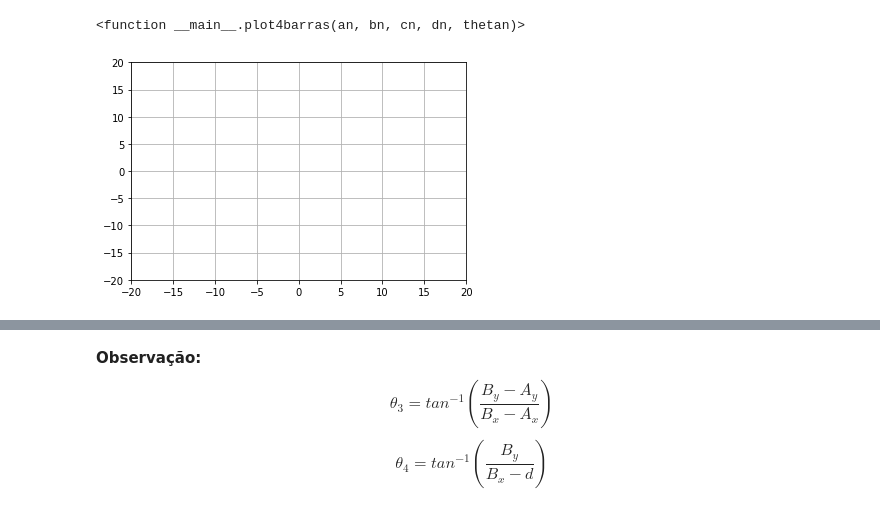
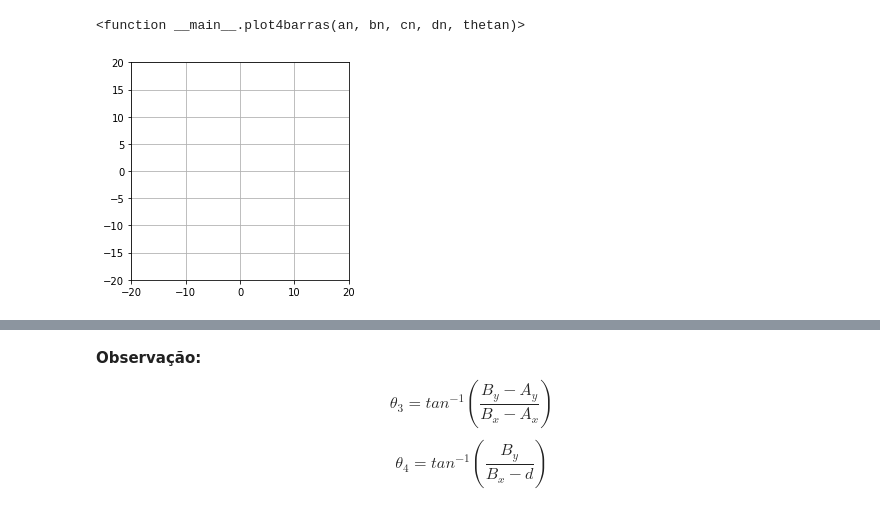
Before and after one commit to Pi-vi/Mecanismos, a Jupyter notebook: Mecs4.ipynb, the cells around one changed output, grey strips where cells are left out. Cells and saved outputs as stored; diff of their text form; code cells hidden in the pictures.

```diff
--- a/Mecs4.ipynb
+++ b/Mecs4.ipynb
@@ -321,13 +322,14 @@ from IPython.display import HTML
 # %%
 
 fig, ax = plt.subplots()
 
 ax.set_xlim(( -20, 20))
 ax.set_ylim((-20, 20))
 ax.grid(True)
+plt.gca().set_aspect('equal', adjustable='box')
 line, = ax.plot([], [], 'o-')
 # %% [output]
-[figure, old version]
+[figure, new version]
 # %%
 import numpy as np
 th = np.linspace(0,4*np.pi,720)
```
Also changed, not shown: parts of 31 cells of this notebook, 16 other files.
